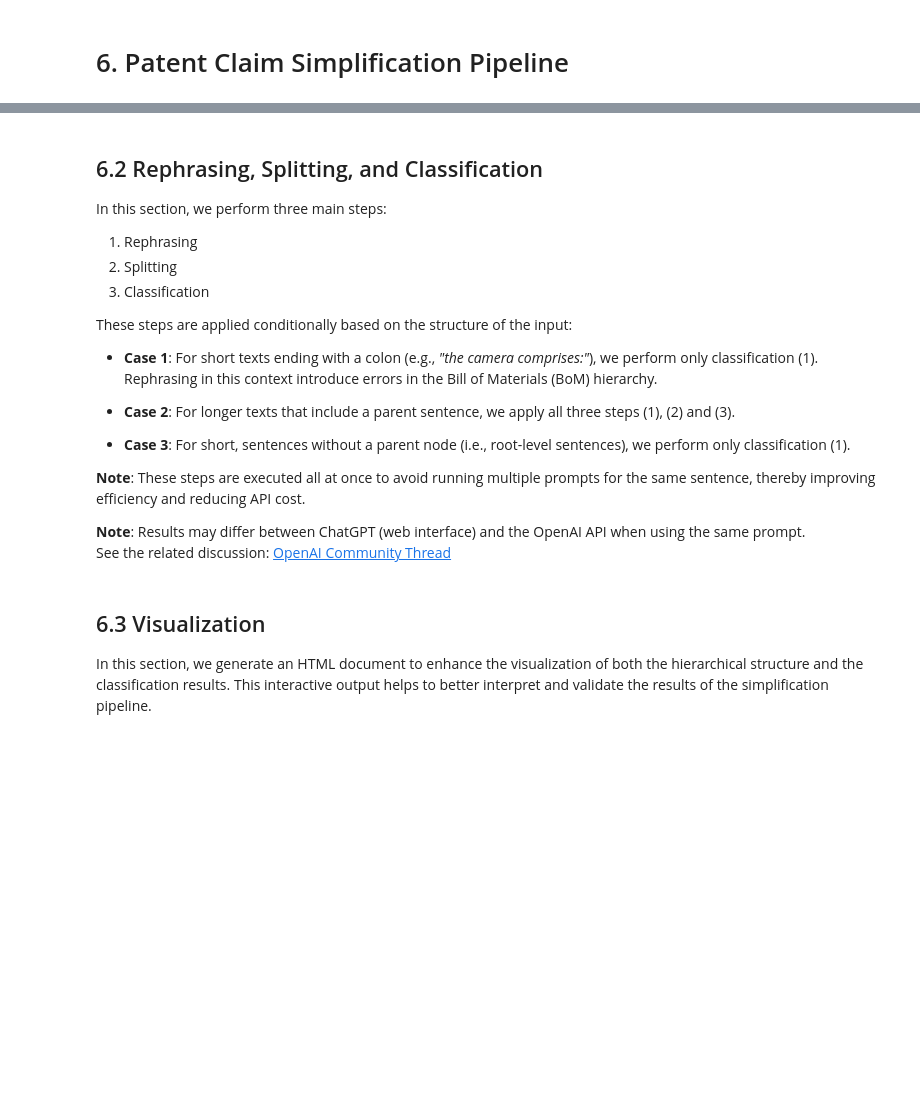
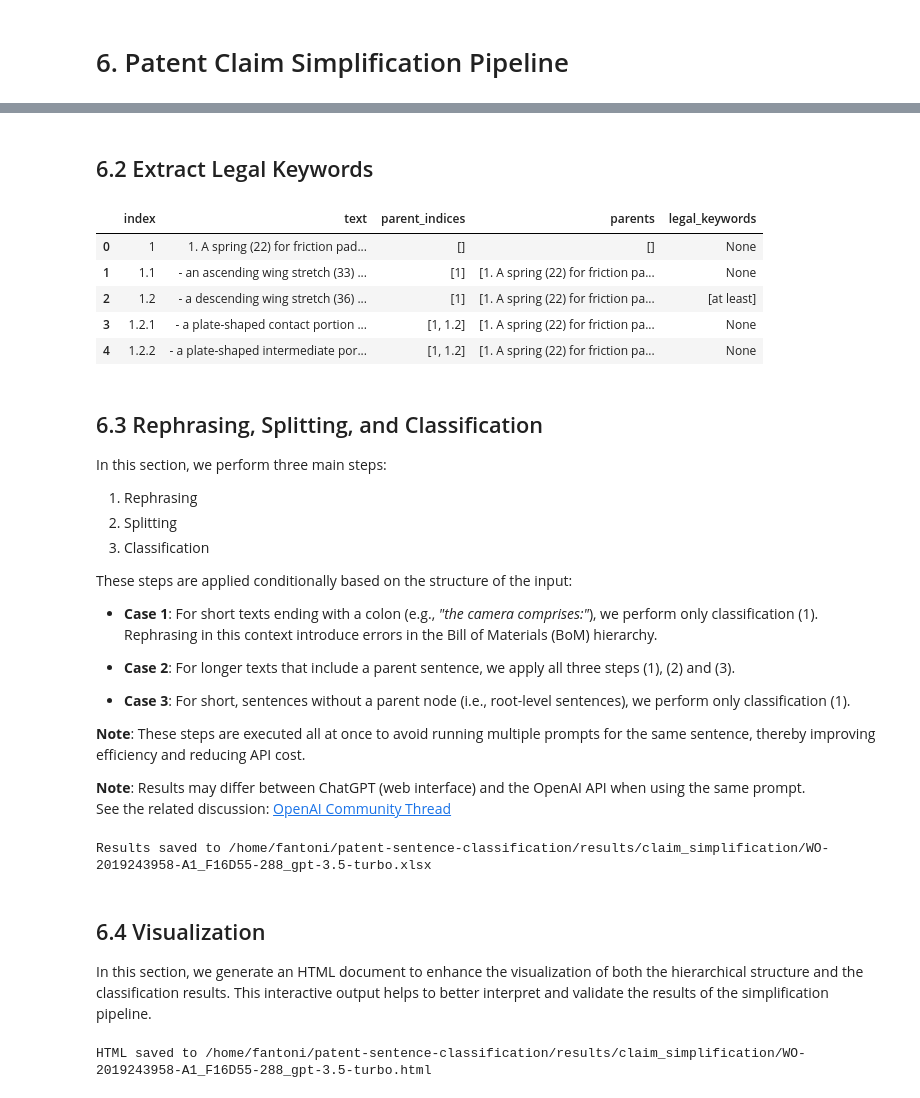
Before and after one commit to Marco-Consoloni/patent-sentence-classification, a Jupyter notebook: claim_simplification.ipynb, the cells around one changed output, grey strips where cells are left out. Saved outputs shown, nothing was run; the diff lists cells and outputs as text; code cells hidden in the pictures; blank space fills up the shorter version.

```diff
--- a/claim_simplification.ipynb
+++ b/claim_simplification.ipynb
@@ -406,5 +406,21 @@ df
+# %% [markdown]
+## 6.2 Extract Legal Keywords
+# %%
+# Load legal keywords from a .txt file
+with open("/home/fantoni/patent-sentence-classification/data/claim_simplification/legal_keywords.txt", "r", encoding="utf-8") as f:
+    keywords = [line.strip() for line in f if line.strip()]
+
+df["legal_keywords"] = df["text"].apply(lambda x: extract_keywords(x, keywords))
+df
+# %% [output]
+|  | index | text | parent_indices | parents | legal_keywords |
+| 0 | 1 | 1. A spring (22) for friction pad... | [] | [] | None |
+| 1 | 1.1 | - an ascending wing stretch (33) ... | [1] | [1. A spring (22) for friction pa... | None |
+| 2 | 1.2 | - a descending wing stretch (36) ... | [1] | [1. A spring (22) for friction pa... | [at least] |
+| 3 | 1.2.1 | - a plate-shaped contact portion ... | [1, 1.2] | [1. A spring (22) for friction pa... | None |
+| 4 | 1.2.2 | - a plate-shaped intermediate por... | [1, 1.2] | [1. A spring (22) for friction pa... | None |
 # %% [markdown]
-## 6.2 Rephrasing, Splitting, and Classification
+## 6.3 Rephrasing, Splitting, and Classification
 
 In this section, we perform three main steps:
 1. Rephrasing
@@ -436,7 +452,7 @@ from torchmetrics.text.rouge import ROUGEScore
 rouge_scorer = ROUGEScore(rouge_keys=('rouge1', 'rouge3', 'rouge5', 'rouge7', 'rouge9', 'rougeL'))
 
 # Model configuration
-CHATGPT_MODEL = 'gpt-4o' # 'gpt-3.5-turbo'
+CHATGPT_MODEL = 'gpt-3.5-turbo' # 'gpt-3.5-turbo' or 'gpt-4o
 TEMPERATURE = 0
 TOP_P = 1
 
@@ -448,11 +464,18 @@ for i, row in tqdm(df.iterrows(), total=len(df), desc="Processing Claim Texts"):
         input_text = row['text']
         index = row['index']
         word_count = len(re.findall(r'\b\w+\b', input_text))
-        input_context = None
+
+        # Get context from parents if available
+        n_parents = 1  # number of parent sentences to include
+        input_context = ' '.join(row['parents'][-n_parents:]) if row['parents'] else ' '
+
+        # Get legal keywords
+        keywords = row['legal_keywords'] if row['legal_keywords'] else ' '
+
         rephrasing_prompt = None
         splitting_prompt = None
 
-        # Case 1: Short text ending with colon - classification only
+        # CASE 1: Short text ending with colon - classification only
         # Rephrasing such sentences using contextual information can cause errors in the BOM hierarchy,
         # so they are directly classified without rephrasing.
         if input_text.endswith(':') and word_count <= 20:
@@ -468,24 +491,21 @@ for i, row in tqdm(df.iterrows(), total=len(df), desc="Processing Claim Texts"):
                 results,
                 index,
                 input_text,
+                keywords,
                 sentence=input_text,
                 pred_class=pred_class,
                 probs=probs,
                 rouge_scores=rouge_scores
             )
 
-        # Case 2: Text with parents or long text - rephrasing, splitting and classification
+        # CASE 2: sentences with parents or long sentences - rephrasing, splitting and classification
         elif row['parents'] or word_count >= 20:
 
-            # 1. Get context from parent claims if available
-            n_parents = 1  # Number of parent claims to include
-            input_context = ' '.join(row['parents'][-n_parents:]) if row['parents'] else ' '
+            # Rephrase text using context
+            rephrased_text, rephrasing_prompt = prompt_chatgpt(input_text, input_context, keywords, rephrasing_with_context_prompt, CHATGPT_MODEL, TEMPERATURE, TOP_P)
 
-            # 2. Rephrase text using context
-            rephrased_text, rephrasing_prompt = prompt_chatgpt(input_text, input_context, rephrasing_with_context_prompt, CHATGPT_MODEL, TEMPERATURE, TOP_P)
-
-            # 3. Split text into sub-sentences
-            split_text, splitting_prompt = prompt_chatgpt(rephrased_text, input_context, splitting_with_context_prompt, CHATGPT_MODEL, TEMPERATURE, TOP_P)
+            # Split text into sub-sentences
+            split_text, splitting_prompt = prompt_chatgpt(rephrased_text, input_context, keywords, splitting_with_context_prompt, CHATGPT_MODEL, TEMPERATURE, TOP_P)
 
             # Validate output format
             if not split_text:
@@ -496,7 +516,7 @@ for i, row in tqdm(df.iterrows(), total=len(df), desc="Processing Claim Texts"):
             except (SyntaxError, ValueError) as e:
                 raise ValueError(f"Output not in list format: {e}")
 
-            # 4. Process each sub-sentence
+            # Process each sub-sentence
             for sent in split_text:
                 # Classify sub-sentence
                 pred_class, probs = classify_text(model, sent, device)
@@ -509,6 +529,7 @@ for i, row in tqdm(df.iterrows(), total=len(df), desc="Processing Claim Texts"):
                     results,
                     index,
                     input_text,
+                    keywords,
                     context=input_context,
                     rephrasing_prompt=rephrasing_prompt,
                     rephrased_text=rephrased_text,
@@ -519,7 +540,7 @@ for i, row in tqdm(df.iterrows(), total=len(df), desc="Processing Claim Texts"):
                     rouge_scores=rouge_scores
                 )
 
-        # Case 3: Short sentences without parents, that is short root sentences - classification only
+        # CASE 3: Short sentences without parents, that is short root sentences - classification only
         else:
             # Perform Classification
             pred_class, probs = classify_text(model, input_text, device)
@@ -532,6 +553,7 @@ for i, row in tqdm(df.iterrows(), total=len(df), desc="Processing Claim Texts"):
                 results,
                 index,
                 input_text,
+                keywords,
                 sentence=input_text,
                 pred_class=pred_class,
                 probs=probs,
@@ -545,6 +567,7 @@ for i, row in tqdm(df.iterrows(), total=len(df), desc="Processing Claim Texts"):
             results,
             index,
             input_text,
+            keywords,
             error=str(e)
         )
 
@@ -552,16 +575,24 @@ for i, row in tqdm(df.iterrows(), total=len(df), desc="Processing Claim Texts"):
 df_results = pd.DataFrame(results)
 df_results.to_excel(f"/home/fantoni/patent-sentence-classification/results/claim_simplification/{filename}_{CHATGPT_MODEL}.xlsx", index=False)
 print(f"Results saved to /home/fantoni/patent-sentence-classification/results/claim_simplification/{filename}_{CHATGPT_MODEL}.xlsx")
+# %% [output]
+Results saved to /home/fantoni/patent-sentence-classification/results/claim_simplification/WO-2019243958-A1_F16D55-288_gpt-3.5-turbo.xlsx
 # %% [markdown]
-## 6.3 Visualization
+## 6.4 Visualization
 
 In this section, we generate an HTML document to enhance the visualization of both the hierarchical structure and the classification results. This interactive output helps to better interpret and validate the results of the simplification pipeline.
 # %%
 # Sample Excel file path
-excel_path = "/home/fantoni/patent-sentence-classification/results/claim_simplification/WO-2020058819-A1_B6078-1706_gpt-4o.xlsx"
+excel_path = "/home/fantoni/patent-sentence-classification/results/claim_simplification/US8695121B2_A42B3_gpt-4o.xlsx"
+excel_path = '/home/fantoni/patent-sentence-classification/results/claim_simplification/US8695121B2_A42B3_gpt-3.5-turbo.xlsx'
+#excel_path = "/home/fantoni/patent-sentence-classification/results/claim_simplification/US2009101205A1_C08K318_gpt-3.5-turbo.xlsx"
 #excel_path = "/home/fantoni/patent-sentence-classification/results/claim_simplification/WO-2019021161-A1_F16D65-12_gpt-4o.xlsx"
 #excel_path = "/home/fantoni/patent-sentence-classification/results/claim_simplification/WO-2019243958-A1_F16D55-288_gpt-4o.xlsx"
+excel_path = "/home/fantoni/patent-sentence-classification/results/claim_simplification/WO-2019243958-A1_F16D55-288_gpt-3.5-turbo.xlsx"
+
 #excel_path = "/home/fantoni/patent-sentence-classification/results/claim_simplification/IT-201900008253-A1_B65G1-023_gpt-4o.xlsx"
+#excel_path = "/home/fantoni/patent-sentence-classification/results/claim_simplification/IT-201900008253-A1_B65G1-023_gpt-3.5-turbo.xlsx"
+
 #excel_path = "/home/fantoni/patent-sentence-classification/results/claim_simplification/US8695121B2_A42B3_gpt-4o.xlsx"
 
 # Set file name
@@ -677,3 +708,5 @@ with open(html_file_path, "w", encoding="utf-8") as f:
     f.write(html_content)
 
 print(f"HTML saved to {html_file_path}")
+# %% [output]
+HTML saved to /home/fantoni/patent-sentence-classification/results/claim_simplification/WO-2019243958-A1_F16D55-288_gpt-3.5-turbo.html
```
Also changed, not shown: parts of 6 cells of this notebook, 2 other files.
